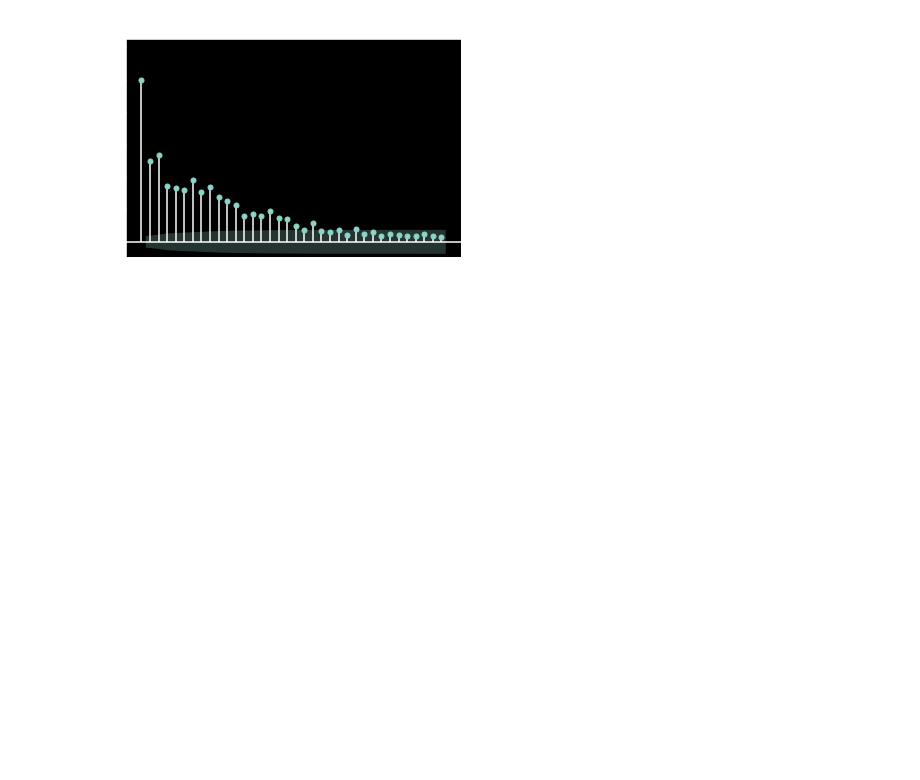
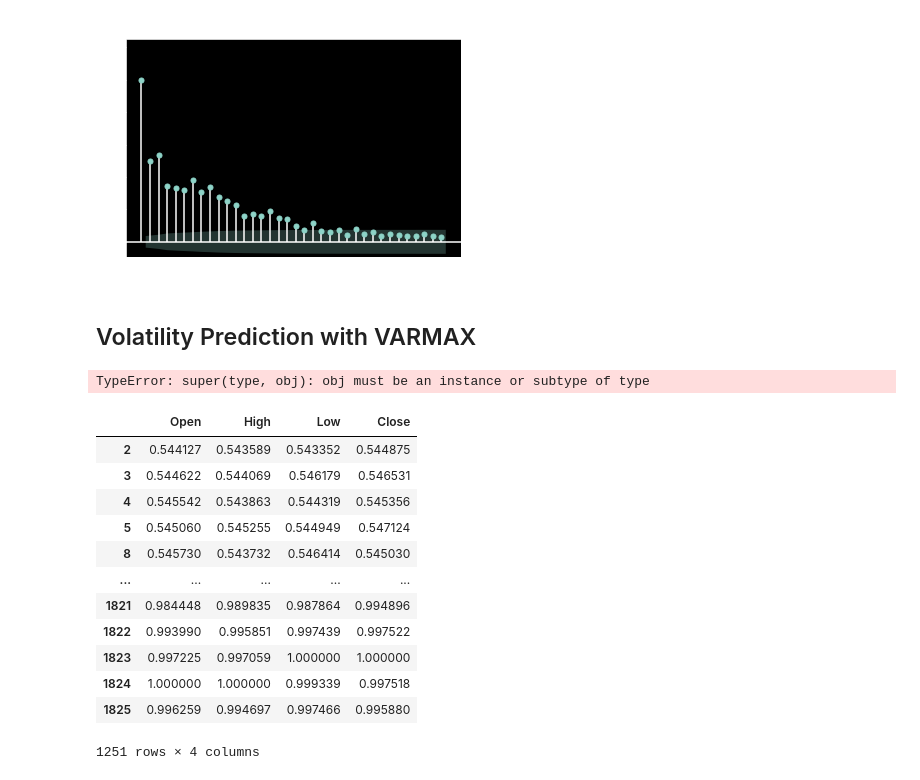
Before and after one commit to lrb924/Predicted_Volatility, a Jupyter notebook: alec.ipynb, the cells around one changed output. Saved outputs shown, nothing was run; the diff lists cells and outputs as text; code cells hidden in the pictures; blank space fills up the shorter version.

Commit message:
Began VARMAX prediction

```diff
--- a/alec.ipynb
+++ b/alec.ipynb
@@ -77,3 +80,34 @@ plot_acf_squared(volatility_df)
 [figure]
 [figure]
 [figure]
+# %% [markdown]
+## Volatility Prediction with VARMAX
+# %%
+DJI_OHLC_DF = pd.read_csv('./DATA/INDICES/DJI_OHLC.csv', parse_dates=True, infer_datetime_format=True, index_col="Date" )
+# DJI_OHLC_DF = DJI_OHLC_DF.asfreq('D')
+DJI_OHLC_DF.head()
+# %% [output]
+TypeError: super(type, obj): obj must be an instance or subtype of type
+# %%
+DJI_OHLC_DF = DJI_OHLC_DF.loc['2017-01-01':'2022-01-01']
+# %%
+scaler = MaxAbsScaler()
+scaler.fit(DJI_OHLC_DF)
+DJI_OHLC_scaled = scaler.transform(DJI_OHLC_DF)
+DJI_OHLC_DF_scaled = pd.DataFrame(DJI_OHLC_scaled, columns=DJI_OHLC_DF.columns).dropna()
+# %%
+DJI_OHLC_DF_scaled
+# %% [output]
+|  | Open | High | Low | Close |
+| 2 | 0.544127 | 0.543589 | 0.543352 | 0.544875 |
+| 3 | 0.544622 | 0.544069 | 0.546179 | 0.546531 |
+| 4 | 0.545542 | 0.543863 | 0.544319 | 0.545356 |
+| 5 | 0.545060 | 0.545255 | 0.544949 | 0.547124 |
+| 8 | 0.545730 | 0.543732 | 0.546414 | 0.545030 |
+| ... | ... | ... | ... | ... |
+| 1821 | 0.984448 | 0.989835 | 0.987864 | 0.994896 |
+| 1822 | 0.993990 | 0.995851 | 0.997439 | 0.997522 |
+| 1823 | 0.997225 | 0.997059 | 1.000000 | 1.000000 |
+| 1824 | 1.000000 | 1.000000 | 0.999339 | 0.997518 |
+| 1825 | 0.996259 | 0.994697 | 0.997466 | 0.995880 |
+1251 rows × 4 columns
```
Also changed, not shown: parts of 4 cells of this notebook.
